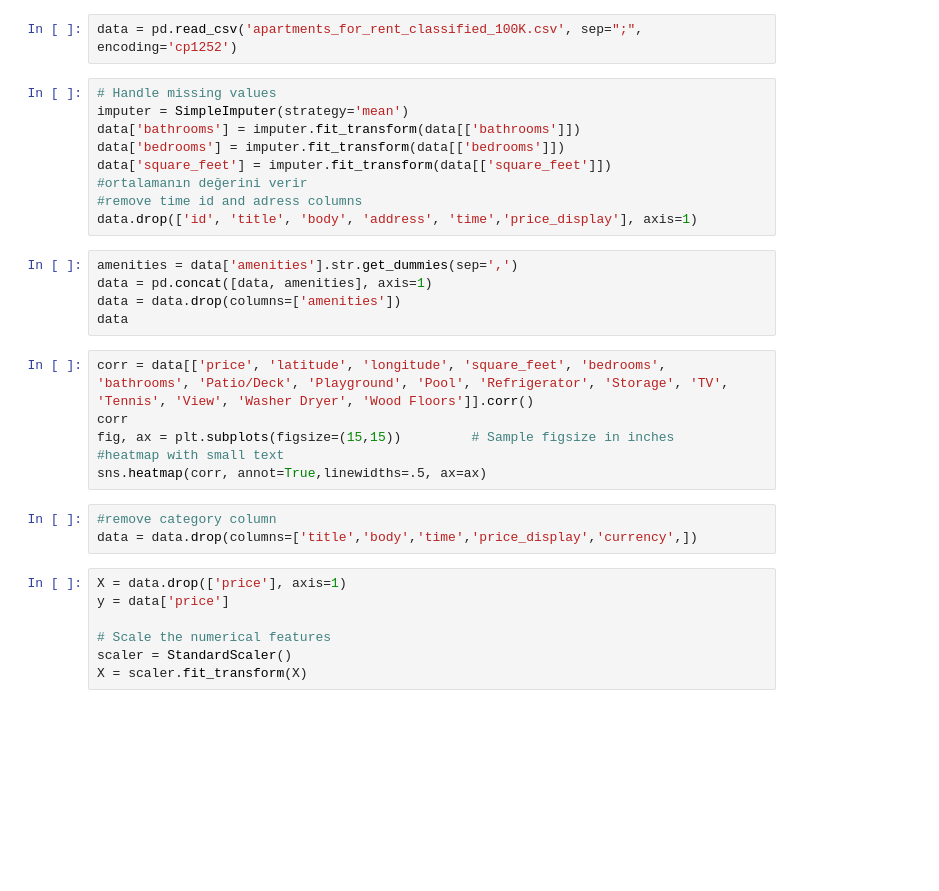
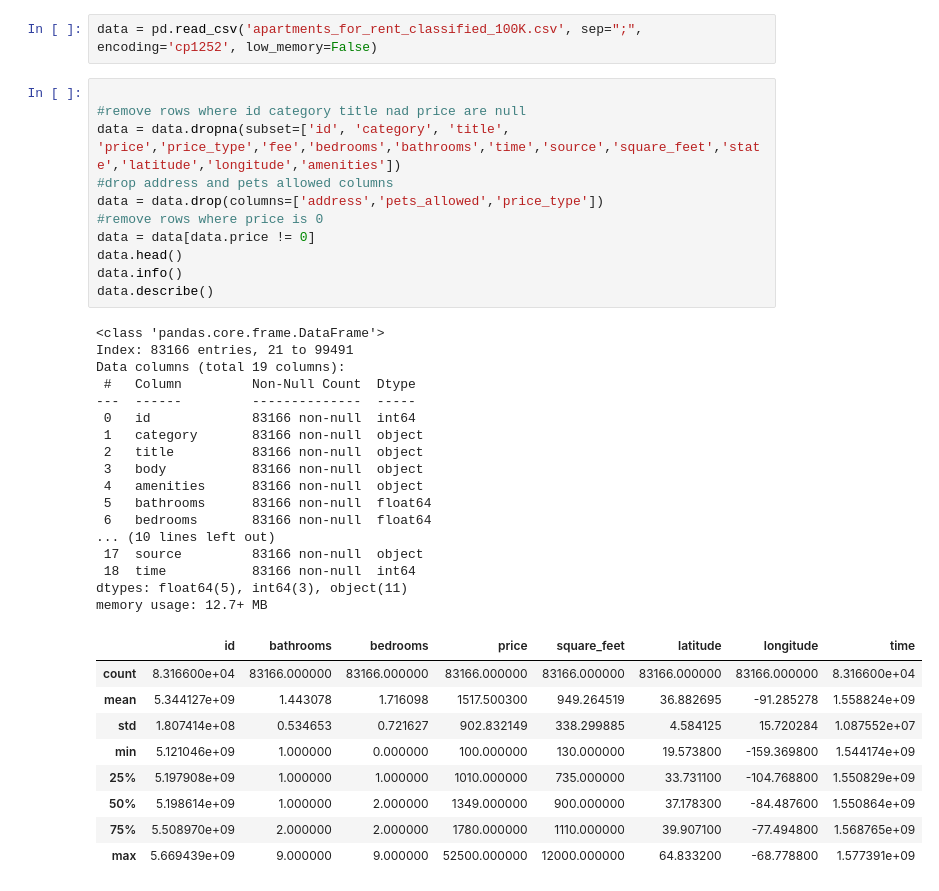
Before and after one commit to baranbytmr/rent-regression-ML, a Jupyter notebook: data/hhhhh.ipynb, the cells around one changed output. Drawn from its saved outputs; the diff is of its cells as text; blank space fills up the shorter version.

```diff
--- a/data/hhhhh.ipynb
+++ b/data/hhhhh.ipynb
@@ -8,32 +13,40 @@ from sklearn.impute import SimpleImputer
 # %%
-data = pd.read_csv('apartments_for_rent_classified_100K.csv', sep=";", encoding='cp1252')
+data = pd.read_csv('apartments_for_rent_classified_100K.csv', sep=";", encoding='cp1252', low_memory=False)
-# %%
-# Handle missing values
-imputer = SimpleImputer(strategy='mean')
-data['bathrooms'] = imputer.fit_transform(data[['bathrooms']])
-data['bedrooms'] = imputer.fit_transform(data[['bedrooms']])
-data['square_feet'] = imputer.fit_transform(data[['square_feet']])
-#ortalamanın değerini verir
-#remove time id and adress columns
-data.drop(['id', 'title', 'body', 'address', 'time','price_display'], axis=1)
-# %%
-amenities = data['amenities'].str.get_dummies(sep=',')
-data = pd.concat([data, amenities], axis=1)
-data = data.drop(columns=['amenities'])
-data
-# %%
-corr = data[['price', 'latitude', 'longitude', 'square_feet', 'bedrooms', 'bathrooms', 'Patio/Deck', 'Playground', 'Pool', 'Refrigerator', 'Storage', 'TV', 'Tennis', 'View', 'Washer Dryer', 'Wood Floors']].corr()
-corr
-fig, ax = plt.subplots(figsize=(15,15))         # Sample figsize in inches
-#heatmap with small text
-sns.heatmap(corr, annot=True,linewidths=.5, ax=ax)
-# %%
-#remove category column
-data = data.drop(columns=['title','body','time','price_display','currency',])
-# %%
-X = data.drop(['price'], axis=1)
-y = data['price']
-
-# Scale the numerical features
-scaler = StandardScaler()
-X = scaler.fit_transform(X)
+# %%
+
+#remove rows where id category title nad price are null
+data = data.dropna(subset=['id', 'category', 'title', 'price','price_type','fee','bedrooms','bathrooms','time','source','square_feet','state','latitude','longitude','amenities'])
+#drop address and pets allowed columns
+data = data.drop(columns=['address','pets_allowed','price_type'])
+#remove rows where price is 0
+data = data[data.price != 0]
+data.head()
+data.info()
+data.describe()
+# %% [output]
+<class 'pandas.core.frame.DataFrame'>
+Index: 83166 entries, 21 to 99491
+Data columns (total 19 columns):
+ #   Column         Non-Null Count  Dtype
+---  ------         --------------  -----
+ 0   id             83166 non-null  int64
+ 1   category       83166 non-null  object
+ 2   title          83166 non-null  object
+ 3   body           83166 non-null  object
+ 4   amenities      83166 non-null  object
+ 5   bathrooms      83166 non-null  float64
+ 6   bedrooms       83166 non-null  float64
+... (10 lines left out)
+ 17  source         83166 non-null  object
+ 18  time           83166 non-null  int64
+dtypes: float64(5), int64(3), object(11)
+memory usage: 12.7+ MB
+|  | id | bathrooms | bedrooms | price | square_feet | latitude | longitude | time |
+| count | 8.316600e+04 | 83166.000000 | 83166.000000 | 83166.000000 | 83166.000000 | 83166.000000 | 83166.000000 | 8.316600e+04 |
+| mean | 5.344127e+09 | 1.443078 | 1.716098 | 1517.500300 | 949.264519 | 36.882695 | -91.285278 | 1.558824e+09 |
+| std | 1.807414e+08 | 0.534653 | 0.721627 | 902.832149 | 338.299885 | 4.584125 | 15.720284 | 1.087552e+07 |
+| min | 5.121046e+09 | 1.000000 | 0.000000 | 100.000000 | 130.000000 | 19.573800 | -159.369800 | 1.544174e+09 |
+| 25% | 5.197908e+09 | 1.000000 | 1.000000 | 1010.000000 | 735.000000 | 33.731100 | -104.768800 | 1.550829e+09 |
+| 50% | 5.198614e+09 | 1.000000 | 2.000000 | 1349.000000 | 900.000000 | 37.178300 | -84.487600 | 1.550864e+09 |
+| 75% | 5.508970e+09 | 2.000000 | 2.000000 | 1780.000000 | 1110.000000 | 39.907100 | -77.494800 | 1.568765e+09 |
+| max | 5.669439e+09 | 9.000000 | 9.000000 | 52500.000000 | 12000.000000 | 64.833200 | -68.778800 | 1.577391e+09 |
```
Also changed, not shown: parts of 9 cells of this notebook, 9 other files.
